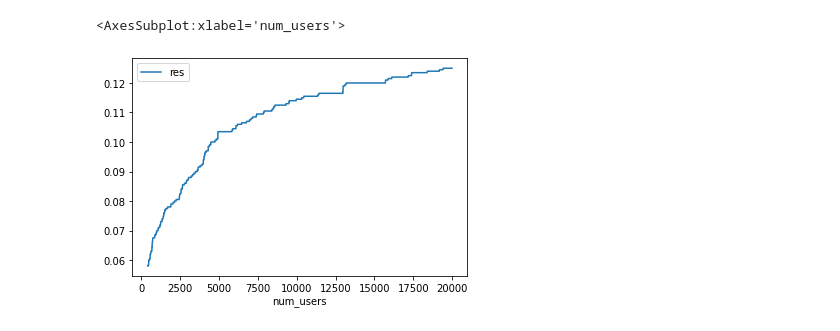
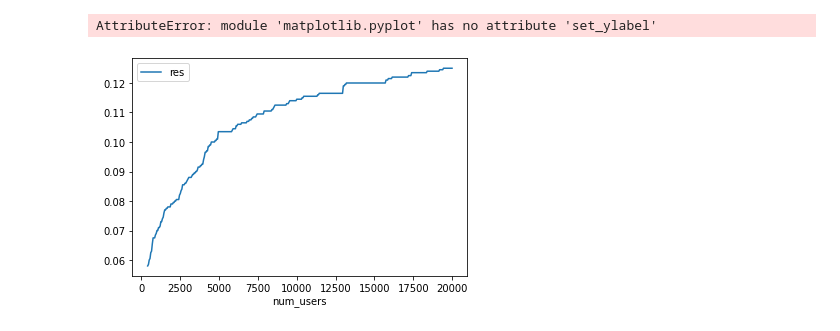
Before and after one commit to syeehyn/personalization-system, a Jupyter notebook: eggs/coverage.ipynb, the cells around one changed output. Cells and saved outputs as stored; diff of their text form; code cells hidden in the pictures.

```diff
--- a/eggs/coverage.ipynb
+++ b/eggs/coverage.ipynb
@@ -6,6 +7,12 @@ recom = pd.read_csv('../downloads/model_results/final_recommendations.csv')
 # %%
 num_users = []
 res = []
-for i in tqdm(range(400, recom.userId.nunique()+1)):
+for i in tqdm(range(400, recom.userId.nunique()+1, 50)):
     res.append(recom[recom.userId.isin(recom.userId.unique()[:i])].movieId.nunique()/2000)
     num_users.append(i)
+pd.DataFrame({'num_users': num_users, 'res': res}).set_index('num_users').plot()
+
+plt.set_ylabel('num_users')
+# %% [output]
+AttributeError: module 'matplotlib.pyplot' has no attribute 'set_ylabel'
+[figure, added]
@@ -14,5 +18,0 @@ from matplotlib import pyplot as plt
-# %%
-pd.DataFrame({'num_users': num_users, 'res': res}).set_index('num_users').plot()
-# %% [output]
-<AxesSubplot:xlabel='num_users'>
-[figure, removed]
```
Also changed, not shown: parts of 3 cells of this notebook, 3 other files.
